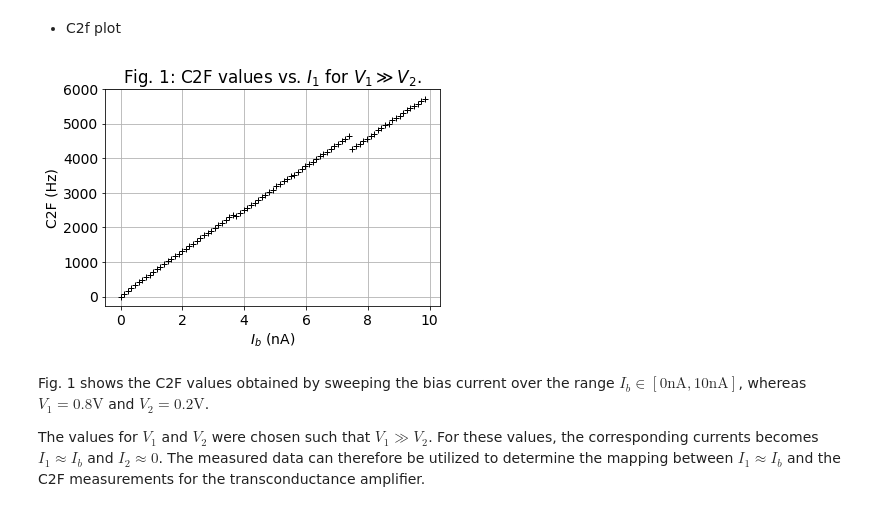
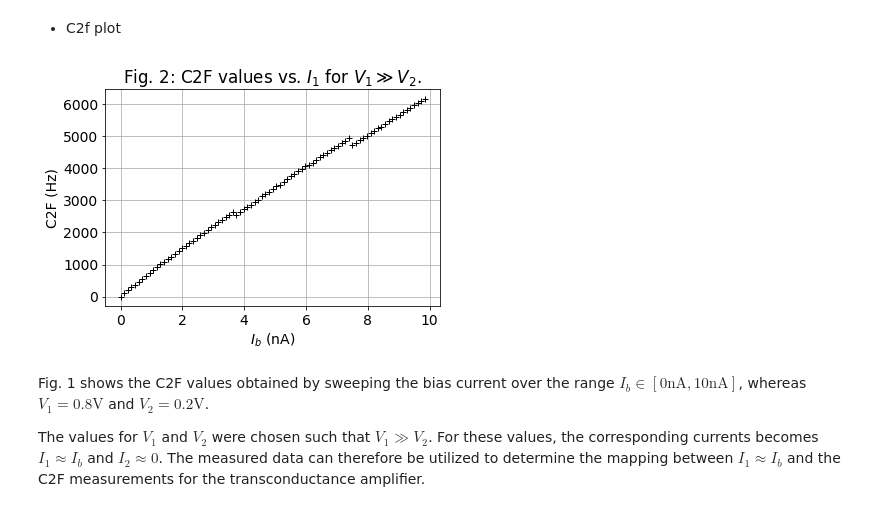
Before and after one commit to janhohenheim/neuromorphic-engineering-one, a Jupyter notebook: neuromorphic_engineering_one/session5_transconductance_amplifier/2021_Lab5_TransAmp_4.5_Jan_Hohenheim.ipynb, the cells around one changed output. Saved outputs shown, nothing was run; the diff lists cells and outputs as text; code cells hidden in the pictures.

```diff
--- a/neuromorphic_engineering_one/session5_transconductance_amplifier/2021_Lab5_TransAmp_4.5_Jan_Hohenheim.ipynb
+++ b/neuromorphic_engineering_one/session5_transconductance_amplifier/2021_Lab5_TransAmp_4.5_Jan_Hohenheim.ipynb
@@ -235,27 +240,27 @@ np.savetxt('./data/c2f_Iout_UO_ex3_cal.csv', data_Iout_UO_ex3_cal, delimiter=','
 * Load data you saved
 # %%
 # load the saved data
-c2f_Iout_UO_ex3_save,calIout_UO_ex3_save = np.loadtxt('./data/c2f_Iout_UO_ex3_cal.csv',  delimiter=',')
+c2f_Iout_UO_ex3_save,calIout_UO_ex3_save = np.loadtxt('./data/c2f_Iout_UO_ex3_cal_I_plus.csv',  delimiter=',')
 # %% [markdown]
 * C2f plot
 # %%
 # C2f plot
 import matplotlib.pyplot as plt
 import numpy as np
 plt.rcParams.update({'font.size': 14})
 
 Iout_UO_ex3 = calIout_UO_ex3_save/256*30
 
 plt.plot(Iout_UO_ex3,c2f_Iout_UO_ex3_save,'k+')
 
 plt.xlabel('$I_b$ (nA)')
 plt.ylabel('C2F (Hz)')
 # plt.legend(['C2F'],prop={'size': 14})
-plt.title('Fig. 1: C2F values vs. $I_1$ for $V_1 \gg V_2$.')
+plt.title('Fig. 2: C2F values vs. $I_1$ for $V_1 \gg V_2$.')
 plt.grid()
 plt.show()
 # %% [output]
-[figure, old version]
+[figure, new version]
 # %% [markdown]
 Fig. 1 shows the C2F values obtained by sweeping the bias current over the range $I_b \in [0\text{nA},10\text{nA}]$, whereas $V_1 = 0.8\text{V}$ and $V_2 = 0.2\text{V}$.
 
```
Also changed, not shown: parts of 13 cells of this notebook, 2 other files.
